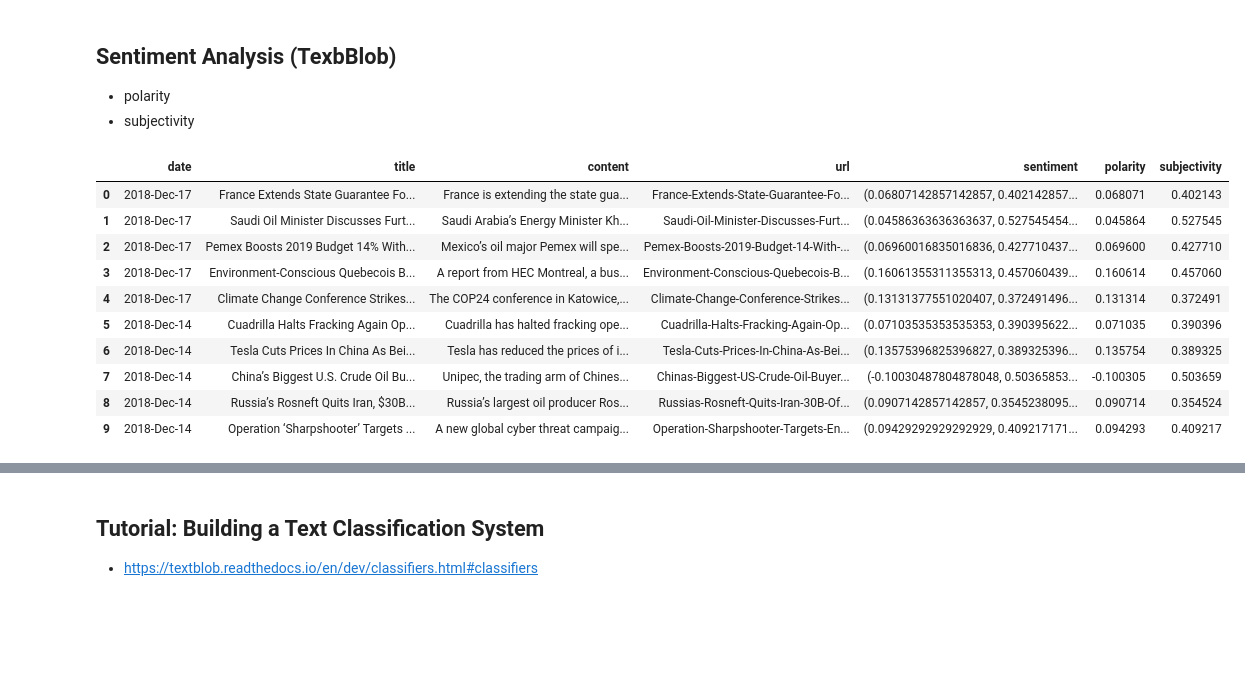
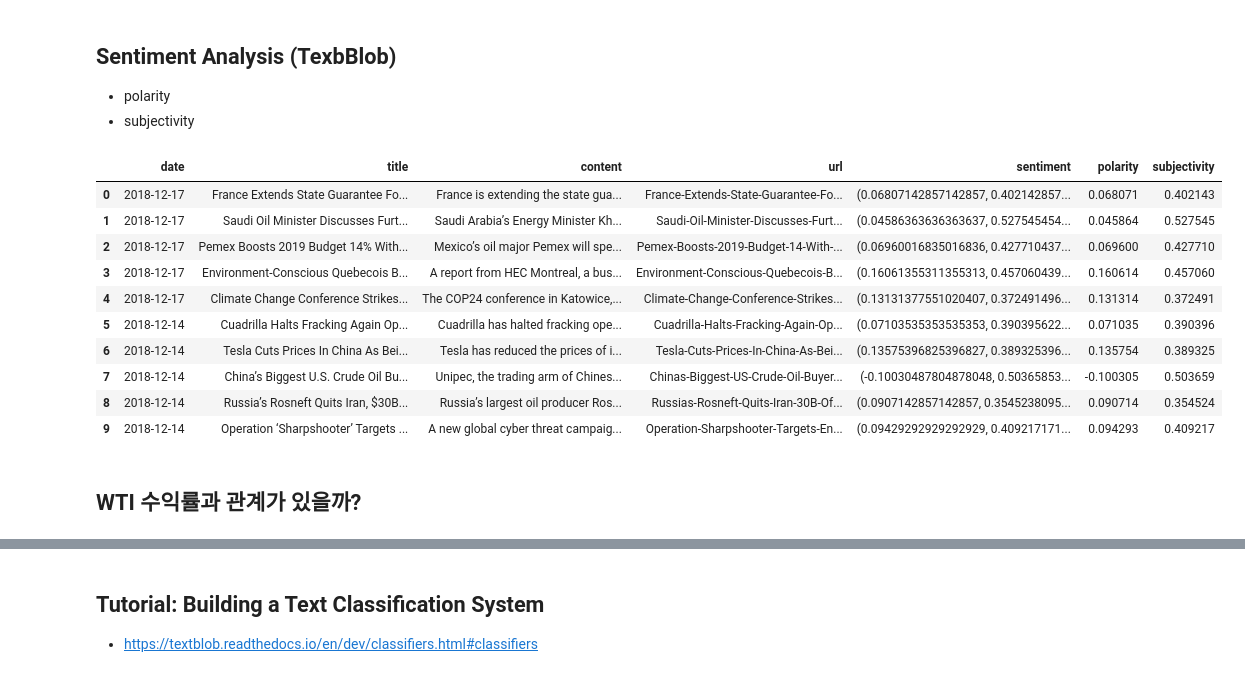
Before and after one commit to amun83/Financial-Data-Science, a Jupyter notebook: FD104_Text_Mining_OilPrice_com_News_Articles_Step_II.ipynb, the cells around one changed output, grey strips where cells are left out. Cells and saved outputs as stored; diff of their text form; code cells hidden in the pictures; blank space fills up the shorter version.

```diff
--- a/FD104_Text_Mining_OilPrice_com_News_Articles_Step_II.ipynb
+++ b/FD104_Text_Mining_OilPrice_com_News_Articles_Step_II.ipynb
@@ -149,18 +149,20 @@ plt.imshow(cloud)
 # %%
 df_news['sentiment'] = df_news['content'].apply(lambda t: TextBlob(t).sentiment)
 df_news[['polarity', 'subjectivity']] = df_news['sentiment'].apply(pd.Series)
-df_news.drop(columns=['sentiment'])
+df_news.drop(columns=['sentiment'], inplace=True)
 
 df_news.head(10)
 # %% [output]
 |  | date | title | content | url | sentiment | polarity | subjectivity |
-| 0 | 2018-Dec-17 | France Extends State Guarantee Fo... | France is extending the state gua... | France-Extends-State-Guarantee-Fo... | (0.06807142857142857, 0.402142857... | 0.068071 | 0.402143 |
-| 1 | 2018-Dec-17 | Saudi Oil Minister Discusses Furt... | Saudi Arabia’s Energy Minister Kh... | Saudi-Oil-Minister-Discusses-Furt... | (0.04586363636363637, 0.527545454... | 0.045864 | 0.527545 |
-| 2 | 2018-Dec-17 | Pemex Boosts 2019 Budget 14% With... | Mexico’s oil major Pemex will spe... | Pemex-Boosts-2019-Budget-14-With-... | (0.06960016835016836, 0.427710437... | 0.069600 | 0.427710 |
-| 3 | 2018-Dec-17 | Environment-Conscious Quebecois B... | A report from HEC Montreal, a bus... | Environment-Conscious-Quebecois-B... | (0.16061355311355313, 0.457060439... | 0.160614 | 0.457060 |
-| 4 | 2018-Dec-17 | Climate Change Conference Strikes... | The COP24 conference in Katowice,... | Climate-Change-Conference-Strikes... | (0.13131377551020407, 0.372491496... | 0.131314 | 0.372491 |
-| 5 | 2018-Dec-14 | Cuadrilla Halts Fracking Again Op... | Cuadrilla has halted fracking ope... | Cuadrilla-Halts-Fracking-Again-Op... | (0.07103535353535353, 0.390395622... | 0.071035 | 0.390396 |
-| 6 | 2018-Dec-14 | Tesla Cuts Prices In China As Bei... | Tesla has reduced the prices of i... | Tesla-Cuts-Prices-In-China-As-Bei... | (0.13575396825396827, 0.389325396... | 0.135754 | 0.389325 |
-| 7 | 2018-Dec-14 | China’s Biggest U.S. Crude Oil Bu... | Unipec, the trading arm of Chines... | Chinas-Biggest-US-Crude-Oil-Buyer... | (-0.10030487804878048, 0.50365853... | -0.100305 | 0.503659 |
-| 8 | 2018-Dec-14 | Russia’s Rosneft Quits Iran, $30B... | Russia’s largest oil producer Ros... | Russias-Rosneft-Quits-Iran-30B-Of... | (0.0907142857142857, 0.3545238095... | 0.090714 | 0.354524 |
-| 9 | 2018-Dec-14 | Operation ‘Sharpshooter’ Targets ... | A new global cyber threat campaig... | Operation-Sharpshooter-Targets-En... | (0.09429292929292929, 0.409217171... | 0.094293 | 0.409217 |
+| 0 | 2018-12-17 | France Extends State Guarantee Fo... | France is extending the state gua... | France-Extends-State-Guarantee-Fo... | (0.06807142857142857, 0.402142857... | 0.068071 | 0.402143 |
+| 1 | 2018-12-17 | Saudi Oil Minister Discusses Furt... | Saudi Arabia’s Energy Minister Kh... | Saudi-Oil-Minister-Discusses-Furt... | (0.04586363636363637, 0.527545454... | 0.045864 | 0.527545 |
+| 2 | 2018-12-17 | Pemex Boosts 2019 Budget 14% With... | Mexico’s oil major Pemex will spe... | Pemex-Boosts-2019-Budget-14-With-... | (0.06960016835016836, 0.427710437... | 0.069600 | 0.427710 |
+| 3 | 2018-12-17 | Environment-Conscious Quebecois B... | A report from HEC Montreal, a bus... | Environment-Conscious-Quebecois-B... | (0.16061355311355313, 0.457060439... | 0.160614 | 0.457060 |
+| 4 | 2018-12-17 | Climate Change Conference Strikes... | The COP24 conference in Katowice,... | Climate-Change-Conference-Strikes... | (0.13131377551020407, 0.372491496... | 0.131314 | 0.372491 |
+| 5 | 2018-12-14 | Cuadrilla Halts Fracking Again Op... | Cuadrilla has halted fracking ope... | Cuadrilla-Halts-Fracking-Again-Op... | (0.07103535353535353, 0.390395622... | 0.071035 | 0.390396 |
+| 6 | 2018-12-14 | Tesla Cuts Prices In China As Bei... | Tesla has reduced the prices of i... | Tesla-Cuts-Prices-In-China-As-Bei... | (0.13575396825396827, 0.389325396... | 0.135754 | 0.389325 |
+| 7 | 2018-12-14 | China’s Biggest U.S. Crude Oil Bu... | Unipec, the trading arm of Chines... | Chinas-Biggest-US-Crude-Oil-Buyer... | (-0.10030487804878048, 0.50365853... | -0.100305 | 0.503659 |
+| 8 | 2018-12-14 | Russia’s Rosneft Quits Iran, $30B... | Russia’s largest oil producer Ros... | Russias-Rosneft-Quits-Iran-30B-Of... | (0.0907142857142857, 0.3545238095... | 0.090714 | 0.354524 |
+| 9 | 2018-12-14 | Operation ‘Sharpshooter’ Targets ... | A new global cyber threat campaig... | Operation-Sharpshooter-Targets-En... | (0.09429292929292929, 0.409217171... | 0.094293 | 0.409217 |
+# %% [markdown]
+## WTI 수익률과 관계가 있을까?
```
Also changed, not shown: parts of 11 cells of this notebook.
